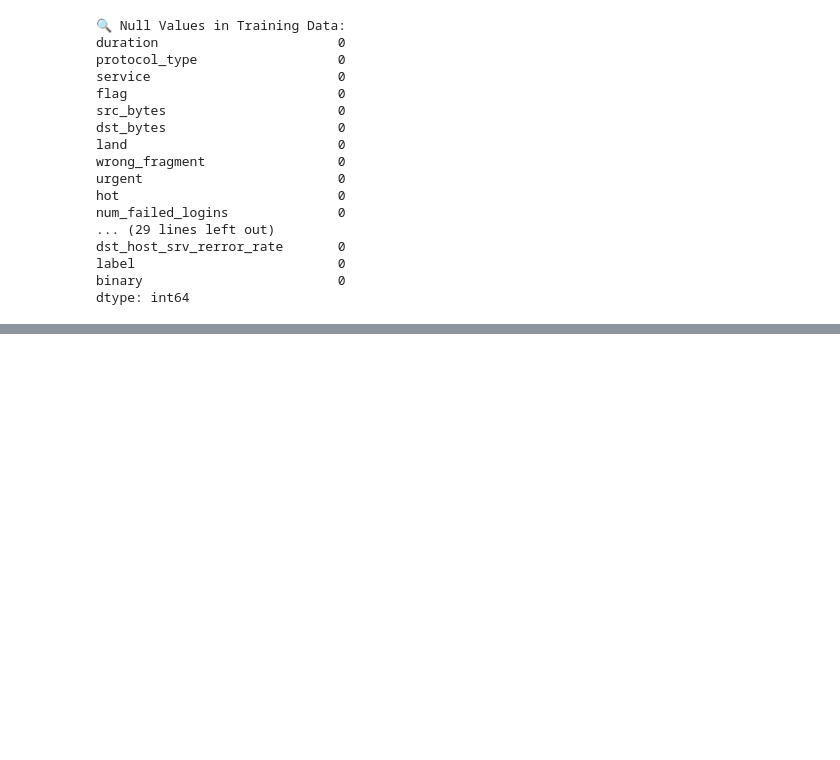
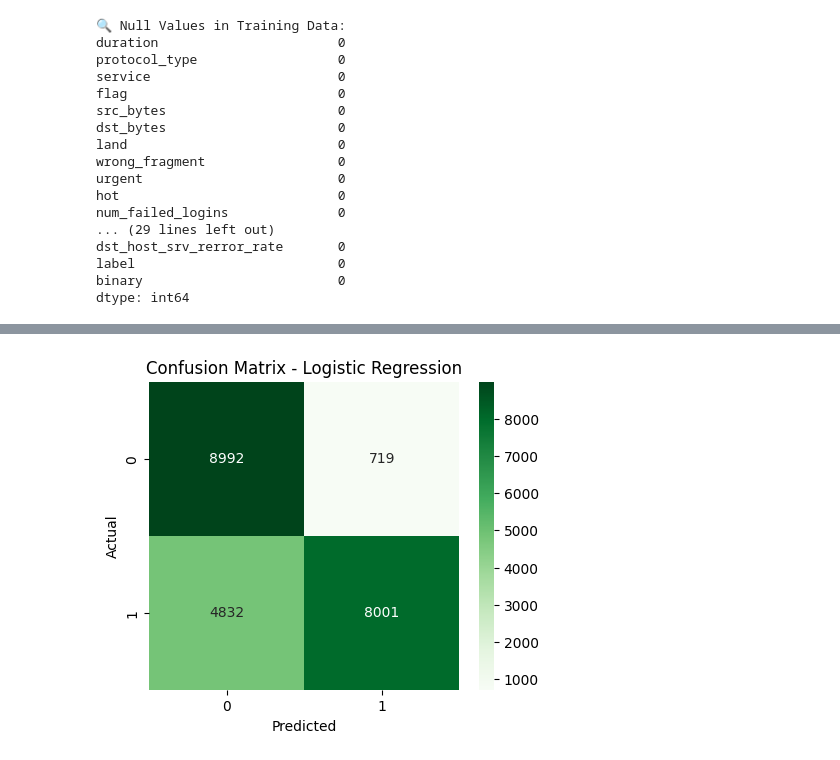
Before and after one commit to SanjushreePB/Breast-cancer-classification-using-ML, a Jupyter notebook: main.ipynb, the cells around one changed output, grey strips where cells are left out. Saved outputs shown, nothing was run; the diff lists cells and outputs as text; code cells hidden in the pictures; blank space fills up the shorter version.

```diff
--- a/main.ipynb
+++ b/main.ipynb
@@ -191,0 +275,19 @@ dtype: int64
+# %%
+from sklearn.preprocessing import StandardScaler
+
+# Separate features and labels
+X_train = train_encoded.drop(columns=[col for col in ['label', 'binary', 'attack'] if col in train_encoded.columns])
+y_train = train_encoded['binary']
+
+X_test = test_encoded.drop(columns=[col for col in ['label', 'binary', 'attack'] if col in test_encoded.columns])
+y_test = test_encoded['binary']
+
+# Scale numerical features
+numeric_cols = X_train.select_dtypes(include=['int64', 'float64']).columns
+scaler = StandardScaler()
+X_train[numeric_cols] = scaler.fit_transform(X_train[numeric_cols])
+X_test[numeric_cols] = scaler.transform(X_test[numeric_cols])
+
+print("✅ Preprocessing Complete")
+print("Train Shape:", X_train.shape)
+print("Test Shape:", X_test.shape)
@@ -191,0 +298,80 @@ dtype: int64
+# %%
+# ---------------------------------------
+# 📘 MACHINE LEARNING MODELS ON NSL-KDD
+# ---------------------------------------
+
+from sklearn.linear_model import LogisticRegression
+from sklearn.svm import SVC
+from sklearn.metrics import accuracy_score, classification_report, confusion_matrix
+import seaborn as sns
+import matplotlib.pyplot as plt
+
+# Logistic Regression
+print("\n🔹 Logistic Regression")
+log_reg = LogisticRegression(max_iter=500)
+log_reg.fit(X_train, y_train)
+y_pred_lr = log_reg.predict(X_test)
+
+print("Accuracy:", accuracy_score(y_test, y_pred_lr))
+print("Classification Report:\n", classification_report(y_test, y_pred_lr))
+
+plt.figure(figsize=(5,4))
+sns.heatmap(confusion_matrix(y_test, y_pred_lr), annot=True, fmt='d', cmap='Greens')
+plt.title("Confusion Matrix - Logistic Regression")
+plt.xlabel("Predicted")
+plt.ylabel("Actual")
+plt.show()
+
+
+# SVM (Linear Kernel)
+print("\n🔹 SVM (Linear Kernel)")
+svm_linear = SVC(kernel='linear')
+svm_linear.fit(X_train, y_train)
+y_pred_svm_linear = svm_linear.predict(X_test)
+
+print("Accuracy:", accuracy_score(y_test, y_pred_svm_linear))
+print("Classification Report:\n", classification_report(y_test, y_pred_svm_linear))
+
+plt.figure(figsize=(5,4))
+sns.heatmap(confusion_matrix(y_test, y_pred_svm_linear), annot=True, fmt='d', cmap='Blues')
+plt.title("Confusion Matrix - SVM (Linear Kernel)")
+plt.xlabel("Predicted")
+plt.ylabel("Actual")
+plt.show()
+
+
+# SVM (Polynomial Kernel)
+print("\n🔹 SVM (Polynomial Kernel)")
+svm_poly = SVC(kernel='poly')
+svm_poly.fit(X_train, y_train)
+y_pred_svm_poly = svm_poly.predict(X_test)
+
+print("Accuracy:", accuracy_score(y_test, y_pred_svm_poly))
+print("Classification Report:\n", classification_report(y_test, y_pred_svm_poly))
+
+plt.figure(figsize=(5,4))
+sns.heatmap(confusion_matrix(y_test, y_pred_svm_poly), annot=True, fmt='d', cmap='Oranges')
+plt.title("Confusion Matrix - SVM (Polynomial Kernel)")
+plt.xlabel("Predicted")
+plt.ylabel("Actual")
+plt.show()
+
+
+# SVM (RBF Kernel)
+print("\n🔹 SVM (RBF Kernel)")
+svm_rbf = SVC(kernel='rbf')
+svm_rbf.fit(X_train, y_train)
+y_pred_svm_rbf = svm_rbf.predict(X_test)
+
+print("Accuracy:", accuracy_score(y_test, y_pred_svm_rbf))
+print("Classification Report:\n", classification_report(y_test, y_pred_svm_rbf))
+
+plt.figure(figsize=(5,4))
+sns.heatmap(confusion_matrix(y_test, y_pred_svm_rbf), annot=True, fmt='d', cmap='Purples')
+plt.title("Confusion Matrix - SVM (RBF Kernel)")
+plt.xlabel("Predicted")
+plt.ylabel("Actual")
+plt.show()
+
+print("\n✅ Model evaluation completed successfully!")
+# %% [output]
@@ -191,0 +389 @@ dtype: int64
+[figure, added]
```
Also changed, not shown: parts of 15 cells of this notebook.
